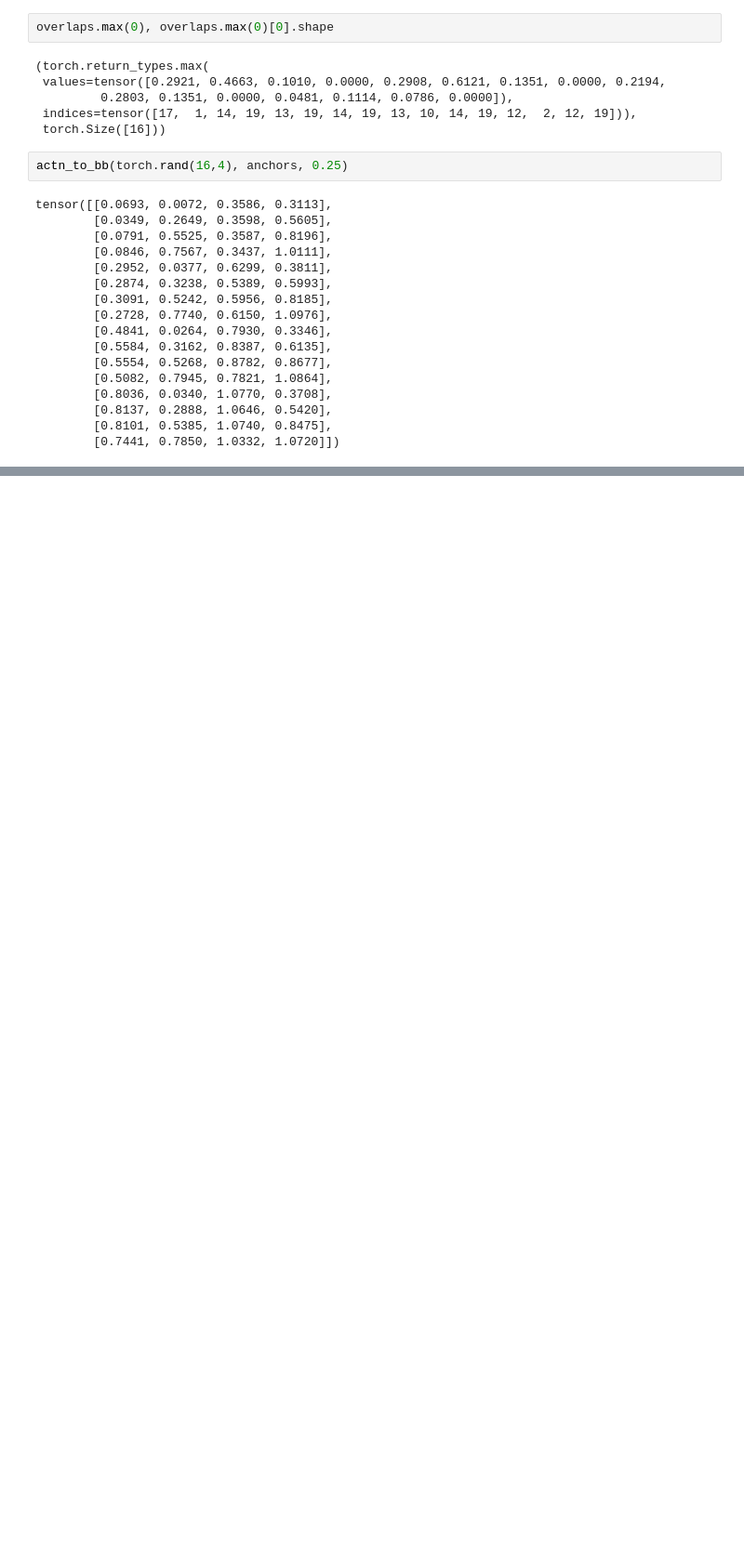
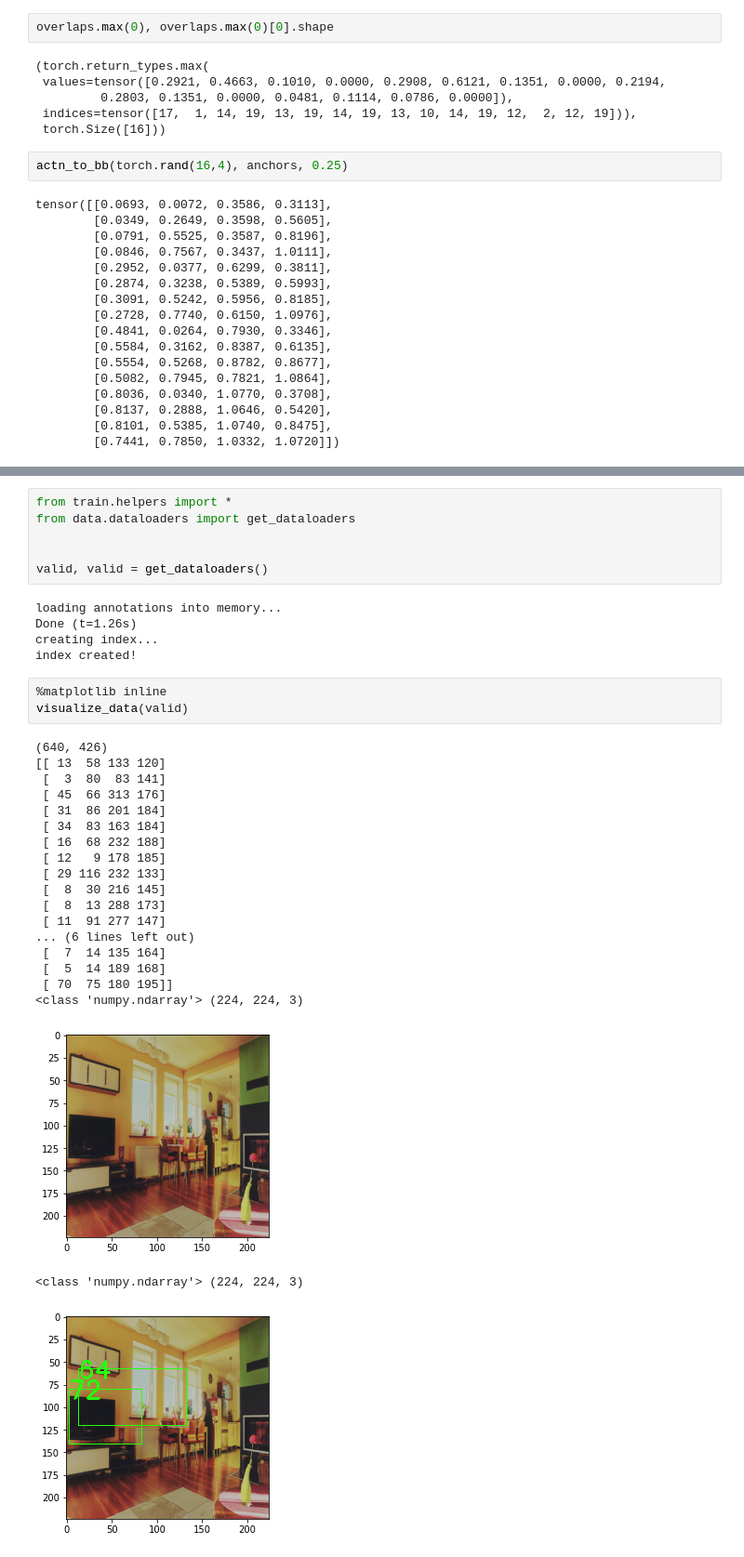
Before and after one commit to pasandrei/MIRPR-pedestrian-and-vehicle-detection-SSDLite, a Jupyter notebook: test.ipynb, the cells around one changed output, grey strips where cells are left out. Shown at 93% size. Saved outputs shown, nothing was run; the diff lists cells and outputs as text; blank space fills up the shorter version.

Commit message:
added visualization

```diff
--- a/test.ipynb
+++ b/test.ipynb
@@ -375,0 +411,35 @@ tensor([[0.0693, 0.0072, 0.3586, 0.3113],
+# %%
+from train.helpers import *
+from data.dataloaders import get_dataloaders
+
+
+valid, valid = get_dataloaders()
+# %% [output]
+loading annotations into memory...
+Done (t=1.26s)
+creating index...
+index created!
+# %%
+%matplotlib inline
+visualize_data(valid)
+# %% [output]
+(640, 426)
+[[ 13  58 133 120]
+ [  3  80  83 141]
+ [ 45  66 313 176]
+ [ 31  86 201 184]
+ [ 34  83 163 184]
+ [ 16  68 232 188]
+ [ 12   9 178 185]
+ [ 29 116 232 133]
+ [  8  30 216 145]
+ [  8  13 288 173]
+ [ 11  91 277 147]
+... (6 lines left out)
+ [  7  14 135 164]
+ [  5  14 189 168]
+ [ 70  75 180 195]]
+<class 'numpy.ndarray'> (224, 224, 3)
+[figure, added]
+<class 'numpy.ndarray'> (224, 224, 3)
+[figure, added]
```
Also changed, not shown: parts of 9 cells of this notebook, 12 other files.
